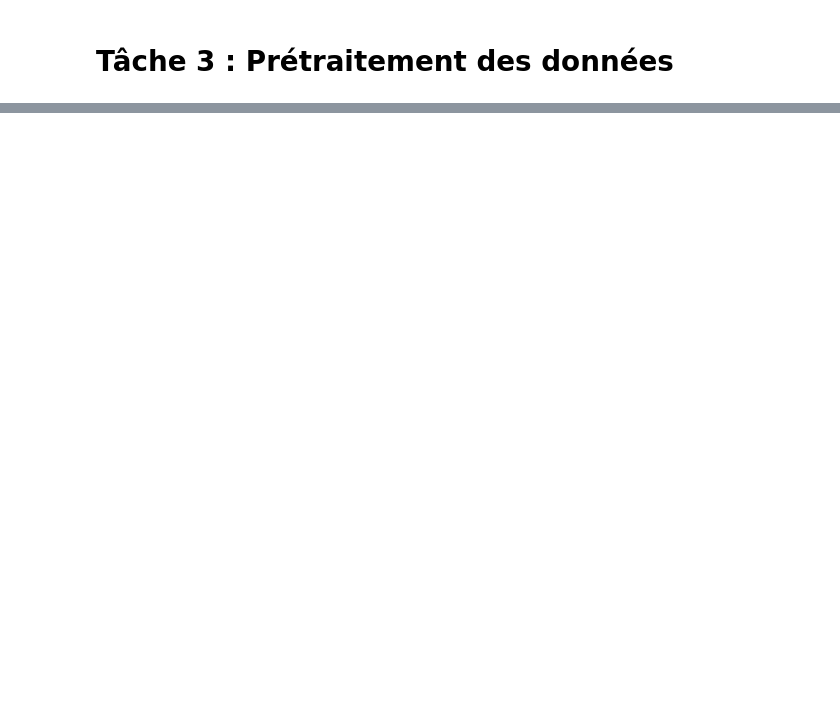
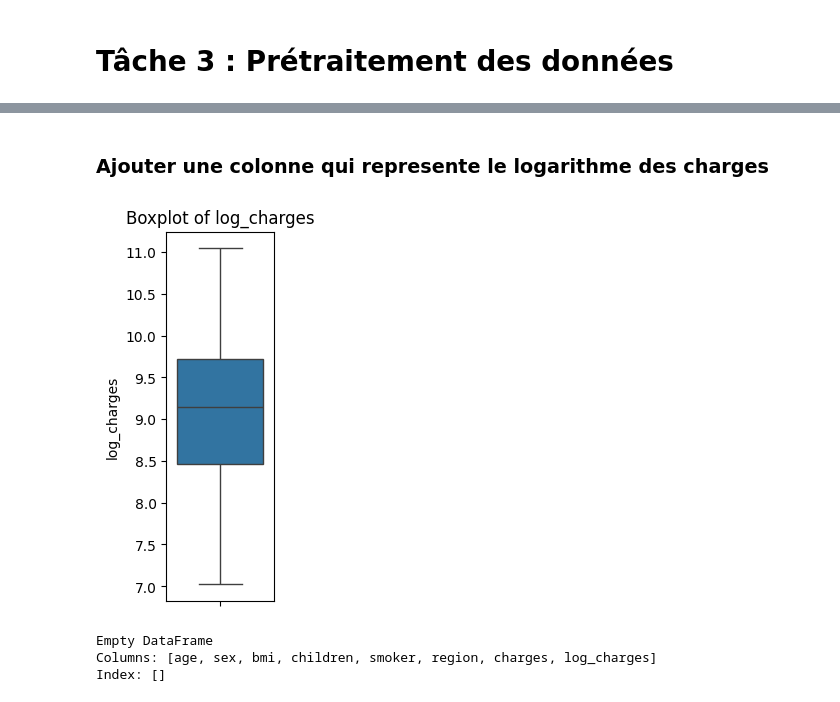
Before and after one commit to YassineSnaiki/medical-charges-predictor, a Jupyter notebook: notebooks/01_data_exploration.ipynb, the cells around one changed output, grey strips where cells are left out. Cells and saved outputs as stored; diff of their text form; code cells hidden in the pictures; blank space fills up the shorter version.

```diff
--- a/notebooks/01_data_exploration.ipynb
+++ b/notebooks/01_data_exploration.ipynb
@@ -323,0 +280,19 @@ After removing outliers: (1329, 8)
+# %% [markdown]
+<h3>Ajouter une colonne qui represente le logarithme des charges </h3>
+# %%
+import numpy as np
+
+df["log_charges"] = np.log(df["charges"]+.000000000001)
+
+plt.subplot(1, 4, 4)
+sns.boxplot(y="log_charges", data=df)
+plt.title("Boxplot of log_charges")
+
+plt.show()
+
+print(df[df['charges']==0] )
+# %% [output]
+[figure, added]
+Empty DataFrame
+Columns: [age, sex, bmi, children, smoker, region, charges, log_charges]
+Index: []
```
Also changed, not shown: parts of 28 cells of this notebook, 2 other files.
